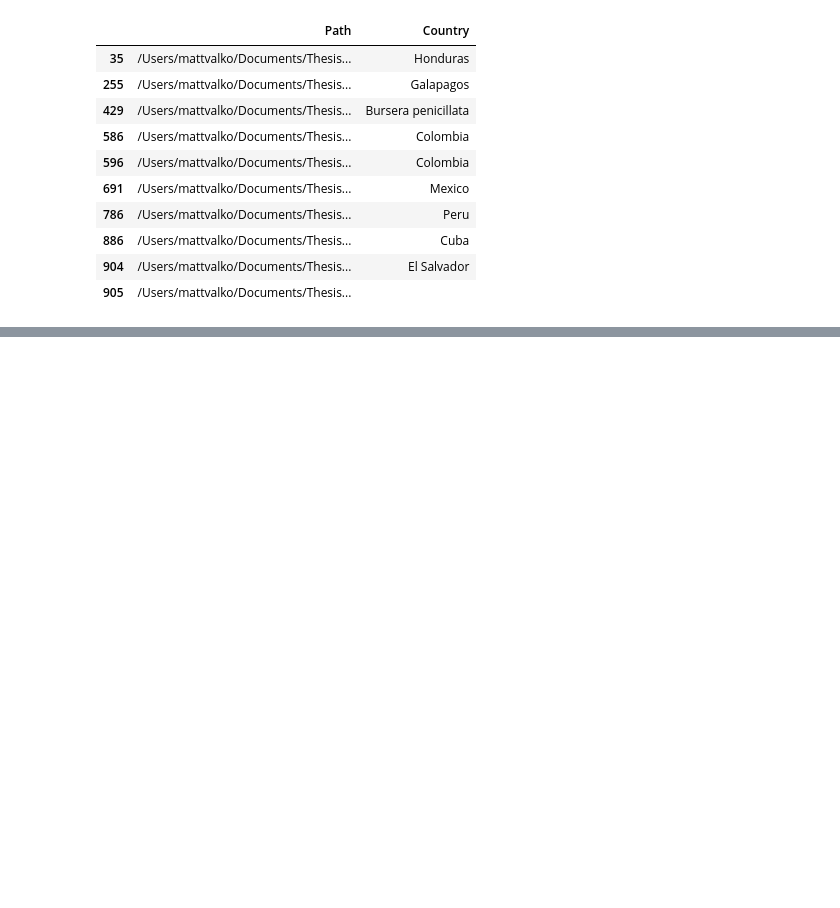
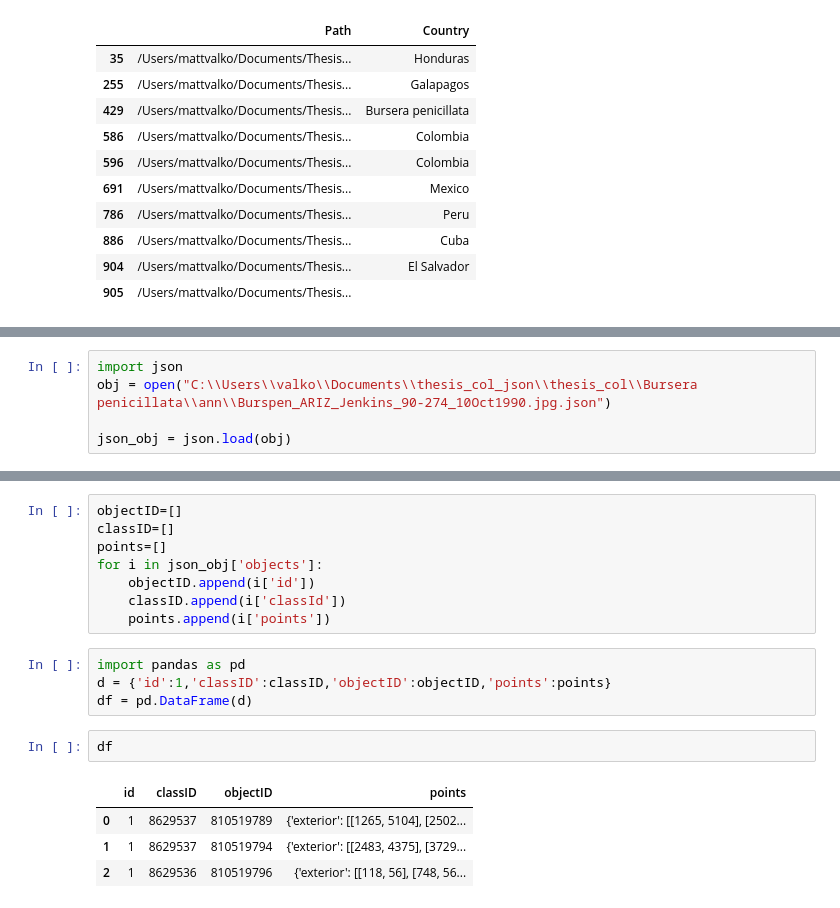
Before and after one commit to matt-valko/PhDDev, a Jupyter notebook: PhD/data_label_create.ipynb, the cells around one changed output, grey strips where cells are left out. Saved outputs shown, nothing was run; the diff lists cells and outputs as text; blank space fills up the shorter version.

```diff
--- a/PhD/data_label_create.ipynb
+++ b/PhD/data_label_create.ipynb
@@ -95,0 +129,5 @@ df[df['Path'].str.lower().str.contains('ds_store')]
+# %%
+import json
+obj = open("C:\\Users\\valko\\Documents\\thesis_col_json\\thesis_col\\Bursera penicillata\\ann\\Burspen_ARIZ_Jenkins_90-274_10Oct1990.jpg.json")
+
+json_obj = json.load(obj)
@@ -95,0 +154,19 @@ df[df['Path'].str.lower().str.contains('ds_store')]
+# %%
+objectID=[]
+classID=[]
+points=[]
+for i in json_obj['objects']:
+    objectID.append(i['id'])
+    classID.append(i['classId'])
+    points.append(i['points'])
+# %%
+import pandas as pd
+d = {'id':1,'classID':classID,'objectID':objectID,'points':points}
+df = pd.DataFrame(d)
+# %%
+df
+# %% [output]
+|  | id | classID | objectID | points |
+| 0 | 1 | 8629537 | 810519789 | {'exterior': [[1265, 5104], [2502... |
+| 1 | 1 | 8629537 | 810519794 | {'exterior': [[2483, 4375], [3729... |
+| 2 | 1 | 8629536 | 810519796 | {'exterior': [[118, 56], [748, 56... |
```
Also changed, not shown: parts of 14 cells of this notebook, 2 other files.
